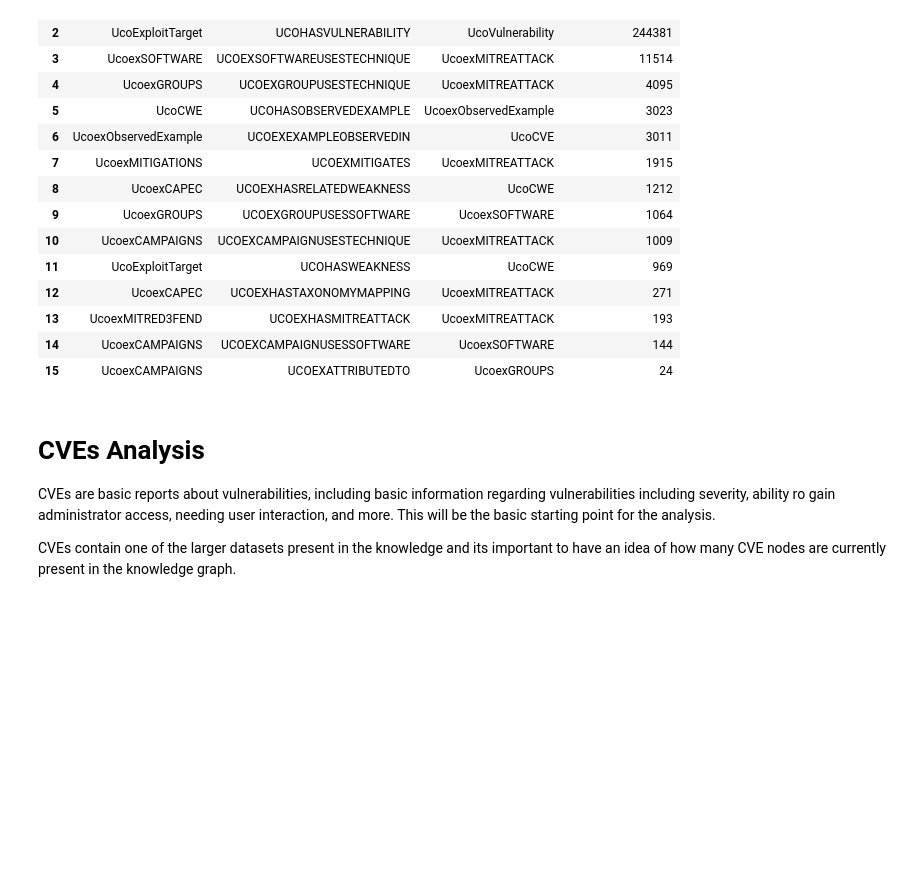
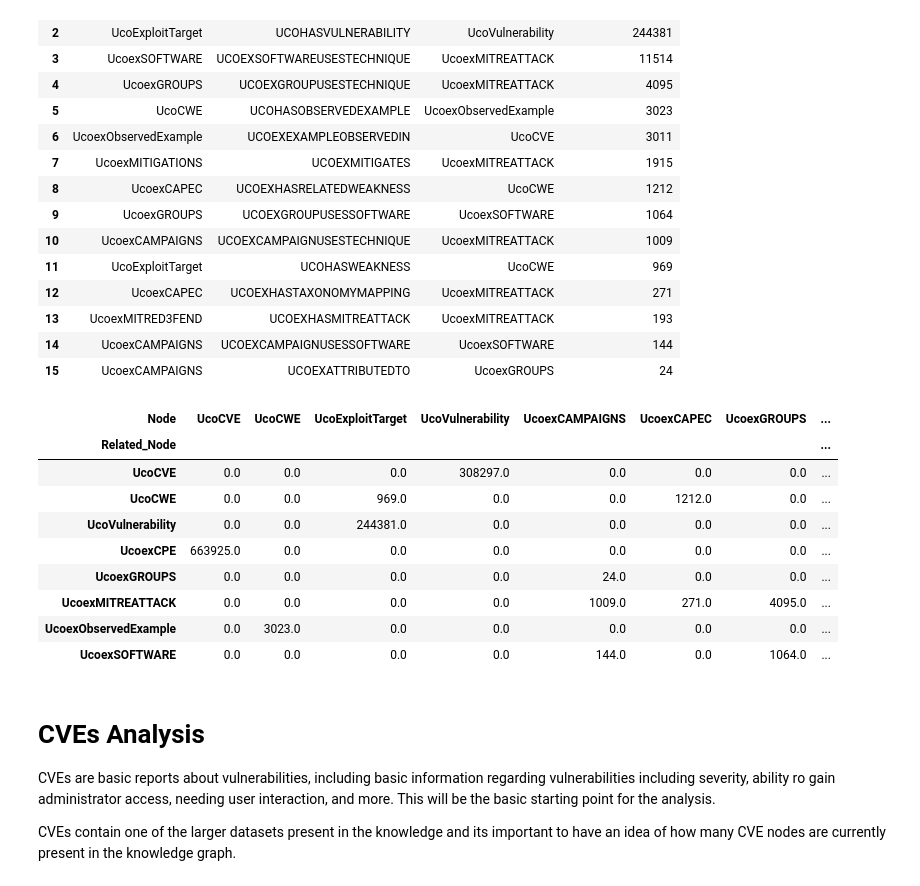
Before and after one commit to edogdu/UCKG, a Jupyter notebook: documents/notebooks/UCKG_Analysis.ipynb, the cells around one changed output. Drawn from its saved outputs; the diff is of its cells as text; code cells hidden in the pictures; blank space fills up the shorter version.

Commit message:
Inserted a pivot table for displaying node relationship counts

```diff
--- a/documents/notebooks/UCKG_Analysis.ipynb
+++ b/documents/notebooks/UCKG_Analysis.ipynb
@@ -209,6 +209,36 @@ df
 | 13 | UcoexMITRED3FEND | UCOEXHASMITREATTACK | UcoexMITREATTACK | 193 |
 | 14 | UcoexCAMPAIGNS | UCOEXCAMPAIGNUSESSOFTWARE | UcoexSOFTWARE | 144 |
 | 15 | UcoexCAMPAIGNS | UCOEXATTRIBUTEDTO | UcoexGROUPS | 24 |
+# %%
+count = """
+    MATCH (n)-[r]->(m)
+    WHERE labels(n)[1] CONTAINS 'Uco' AND labels(m)[1] CONTAINS 'Uco'
+    RETURN labels(n)[1] as Node, COUNT (DISTINCT n) as node_count, type(r) as Relationship, labels(m)[1] as Related_Node, COUNT(r) as Relationship_Count
+    ORDER BY node_count DESC
+"""
+
+params = {}
+count = run_query(count, parameters=params)
+
+#creates a datafram to output the results
+df = pd.DataFrame(count)
+
+df
+
+feature_matrix = df.pivot_table(index='Related_Node', columns='Node', values='Relationship_Count', aggfunc='sum').fillna(0)
+
+feature_matrix
+# %% [output]
+| Node | UcoCVE | UcoCWE | UcoExploitTarget | UcoVulnerability | UcoexCAMPAIGNS | UcoexCAPEC | UcoexGROUPS | ... |
+| Related_Node |  |  |  |  |  |  |  | ... |
+| UcoCVE | 0.0 | 0.0 | 0.0 | 308297.0 | 0.0 | 0.0 | 0.0 | ... |
+| UcoCWE | 0.0 | 0.0 | 969.0 | 0.0 | 0.0 | 1212.0 | 0.0 | ... |
+| UcoVulnerability | 0.0 | 0.0 | 244381.0 | 0.0 | 0.0 | 0.0 | 0.0 | ... |
+| UcoexCPE | 663925.0 | 0.0 | 0.0 | 0.0 | 0.0 | 0.0 | 0.0 | ... |
+| UcoexGROUPS | 0.0 | 0.0 | 0.0 | 0.0 | 24.0 | 0.0 | 0.0 | ... |
+| UcoexMITREATTACK | 0.0 | 0.0 | 0.0 | 0.0 | 1009.0 | 271.0 | 4095.0 | ... |
+| UcoexObservedExample | 0.0 | 3023.0 | 0.0 | 0.0 | 0.0 | 0.0 | 0.0 | ... |
+| UcoexSOFTWARE | 0.0 | 0.0 | 0.0 | 0.0 | 144.0 | 0.0 | 1064.0 | ... |
 # %% [markdown]
 # CVEs Analysis
 
```
